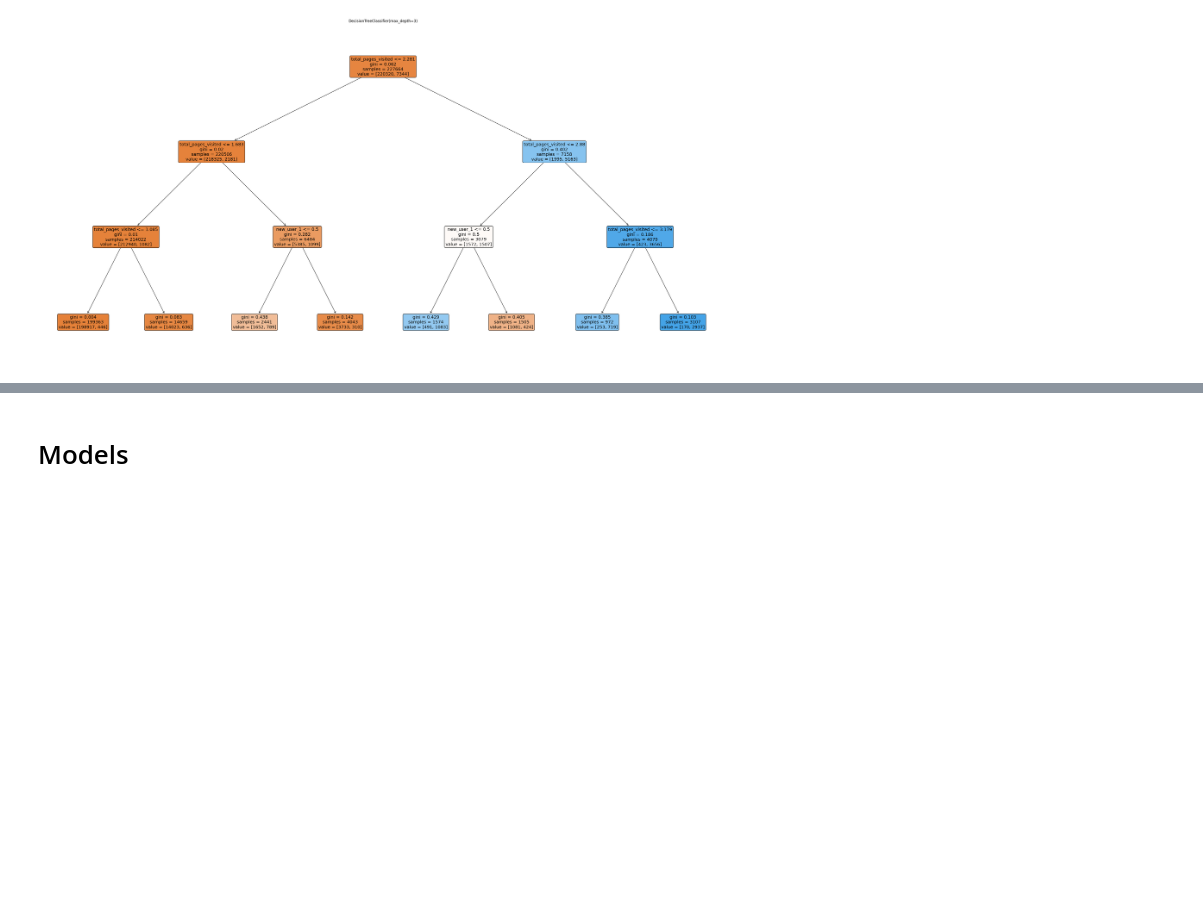
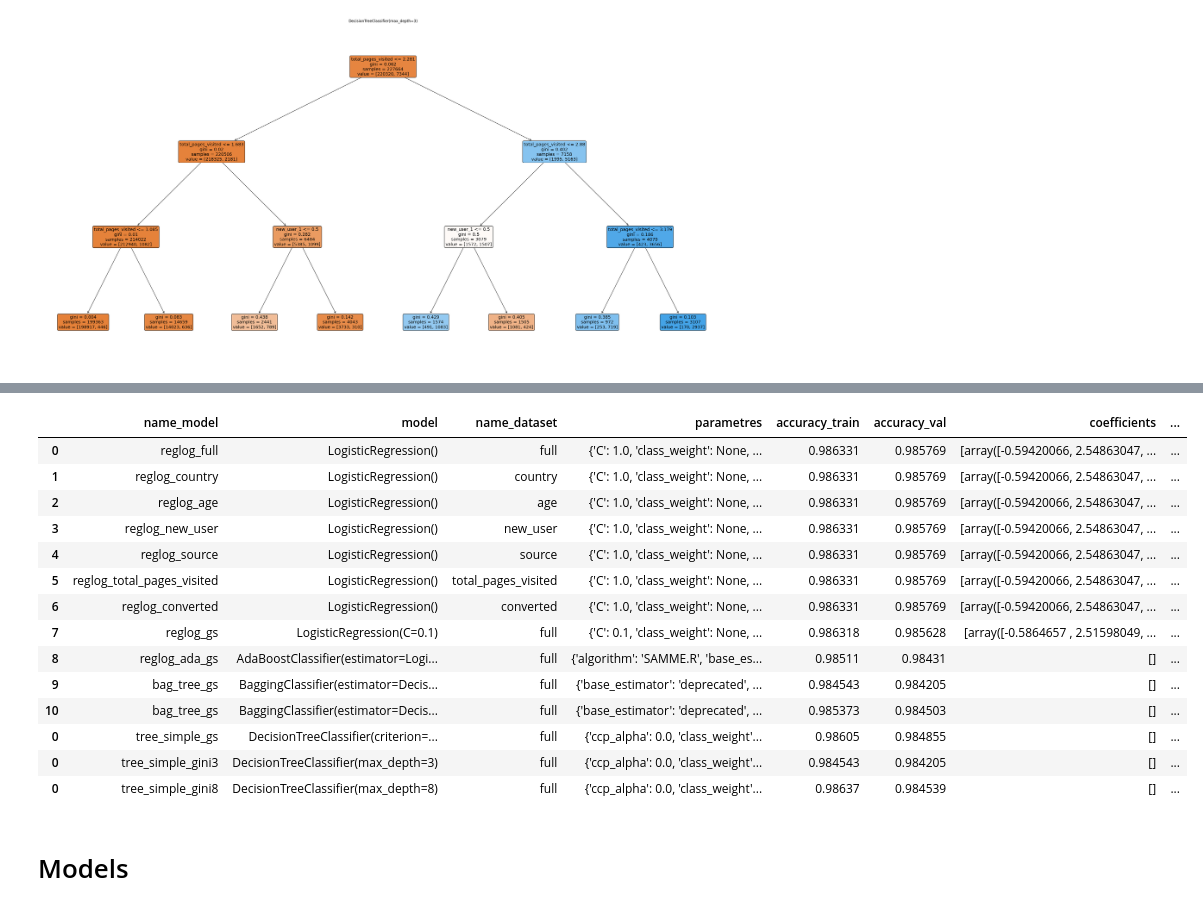
Before and after one commit to kumquat42/202311_jedha_Bloc3_ML_challenge, a Jupyter notebook: 202311_jedha_bloc3_ML_challenge.ipynb, the cells around one changed output, grey strips where cells are left out. Saved outputs shown, nothing was run; the diff lists cells and outputs as text; code cells hidden in the pictures; blank space fills up the shorter version.

```diff
--- a/202311_jedha_bloc3_ML_challenge.ipynb
+++ b/202311_jedha_bloc3_ML_challenge.ipynb
@@ -778,7 +868,7 @@ sns.catplot(x = final_scoring['name_model'], y = final_scoring['f1_val'], kind =
 
 # check features avec le plottree
 #decision_tree_gini = DecisionTreeClassifier(max_depth = 8, min_samples_leaf = 1, min_samples_split = 2, criterion='gini')
-decision_tree_gini = DecisionTreeClassifier(max_depth = 3, min_samples_leaf = 1, min_samples_split = 2, criterion='gini')
+decision_tree_gini = DecisionTreeClassifier(max_depth = 8, min_samples_leaf = 1, min_samples_split = 2, criterion='gini')
 #0.7654 0.7343
 #Gini Impurity: It also calculates the purity of the split at nodes of decision tree.
 #Gini impurity varies between 0–0.5 .A node is pure when Gini attribute is 0 i.e., all instances are of same class.
@@ -801,16 +891,15 @@ y_val_pred = model.predict(X_val)
 
 print(round(f1_score(y_train, y_train_pred), 4), round(f1_score(y_val, y_val_pred), 4))
 
-tree_gini3_full = model_scores('tree_simple_gini3', model, 'full')
+tree_gini8_3feat = model_scores('tree_simple_gini8', model, '3feat')
 
-final_scoring= pd.concat([final_scoring,tree_gini3_full])
+final_scoring= pd.concat([final_scoring,tree_gini8_full])
 
 
 # 'criterion': 'gini', 'max_depth': 8, 'min_samples_leaf': 2, 'min_samples_split': 2,
+# auss bien que le train sur la reg_log, mais moins bien sur le val. ca reste le meilleur arbre.
 
 sns.catplot(x = final_scoring['name_model'], y = final_scoring['f1_val'], kind = 'bar')
-
-
 
 
 '''
@@ -874,3 +985,22 @@ Text(0.5, 1.0, 'DecisionTreeClassifier(max_depth=3)')
+# %%
+temp = final_scoring.iloc[:, :12]
+temp
+# %% [output]
+|  | name_model | model | name_dataset | parametres | accuracy_train | accuracy_val | coefficients | ... |
+| 0 | reglog_full | LogisticRegression() | full | {'C': 1.0, 'class_weight': None, ... | 0.986331 | 0.985769 | [array([-0.59420066, 2.54863047, ... | ... |
+| 1 | reglog_country | LogisticRegression() | country | {'C': 1.0, 'class_weight': None, ... | 0.986331 | 0.985769 | [array([-0.59420066, 2.54863047, ... | ... |
+| 2 | reglog_age | LogisticRegression() | age | {'C': 1.0, 'class_weight': None, ... | 0.986331 | 0.985769 | [array([-0.59420066, 2.54863047, ... | ... |
+| 3 | reglog_new_user | LogisticRegression() | new_user | {'C': 1.0, 'class_weight': None, ... | 0.986331 | 0.985769 | [array([-0.59420066, 2.54863047, ... | ... |
+| 4 | reglog_source | LogisticRegression() | source | {'C': 1.0, 'class_weight': None, ... | 0.986331 | 0.985769 | [array([-0.59420066, 2.54863047, ... | ... |
+| 5 | reglog_total_pages_visited | LogisticRegression() | total_pages_visited | {'C': 1.0, 'class_weight': None, ... | 0.986331 | 0.985769 | [array([-0.59420066, 2.54863047, ... | ... |
+| 6 | reglog_converted | LogisticRegression() | converted | {'C': 1.0, 'class_weight': None, ... | 0.986331 | 0.985769 | [array([-0.59420066, 2.54863047, ... | ... |
+| 7 | reglog_gs | LogisticRegression(C=0.1) | full | {'C': 0.1, 'class_weight': None, ... | 0.986318 | 0.985628 | [array([-0.5864657 , 2.51598049, ... | ... |
+| 8 | reglog_ada_gs | AdaBoostClassifier(estimator=Logi... | full | {'algorithm': 'SAMME.R', 'base_es... | 0.98511 | 0.98431 | [] | ... |
+| 9 | bag_tree_gs | BaggingClassifier(estimator=Decis... | full | {'base_estimator': 'deprecated', ... | 0.984543 | 0.984205 | [] | ... |
+| 10 | bag_tree_gs | BaggingClassifier(estimator=Decis... | full | {'base_estimator': 'deprecated', ... | 0.985373 | 0.984503 | [] | ... |
+| 0 | tree_simple_gs | DecisionTreeClassifier(criterion=... | full | {'ccp_alpha': 0.0, 'class_weight'... | 0.98605 | 0.984855 | [] | ... |
+| 0 | tree_simple_gini3 | DecisionTreeClassifier(max_depth=3) | full | {'ccp_alpha': 0.0, 'class_weight'... | 0.984543 | 0.984205 | [] | ... |
+| 0 | tree_simple_gini8 | DecisionTreeClassifier(max_depth=8) | full | {'ccp_alpha': 0.0, 'class_weight'... | 0.98637 | 0.984539 | [] | ... |
 # %% [markdown]
 # Models
 # %% [markdown]
```
Also changed, not shown: parts of 23 cells of this notebook, 3 other files.
